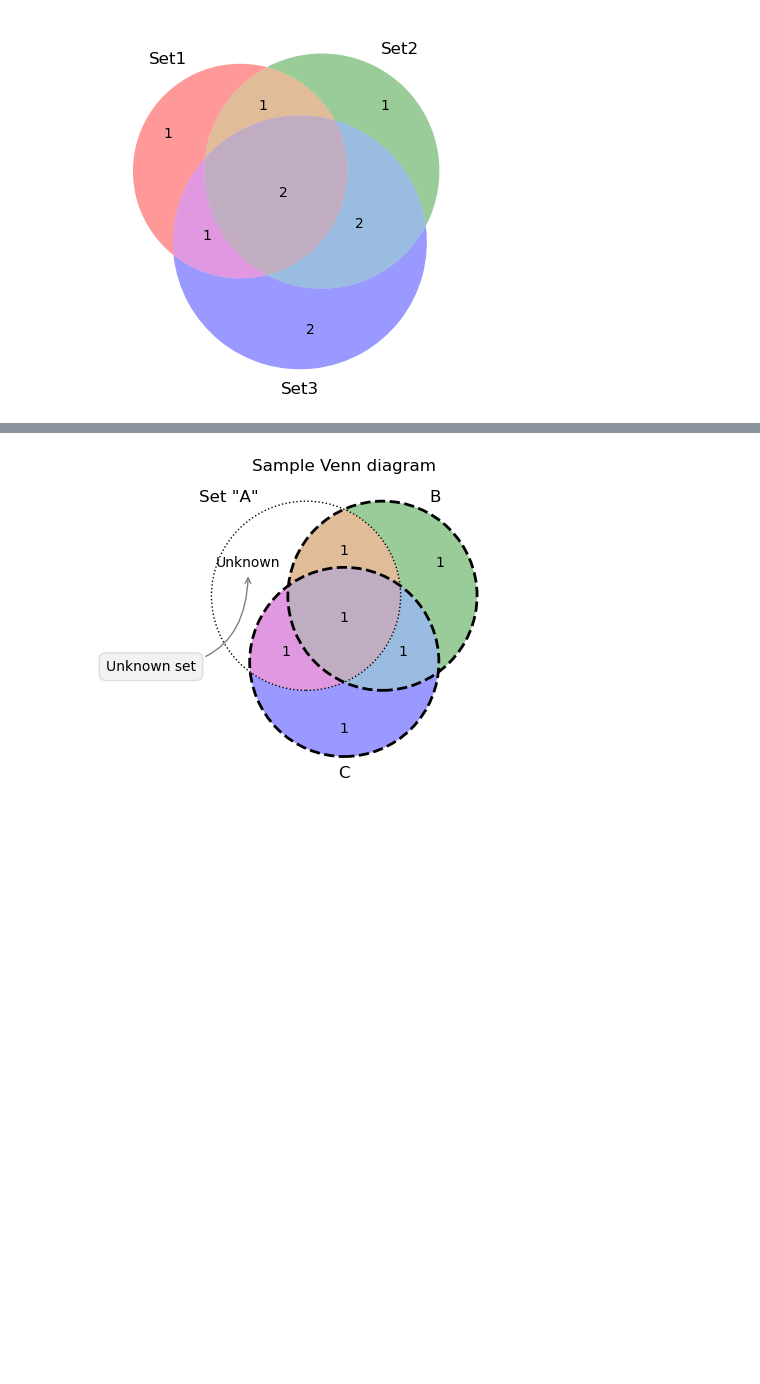
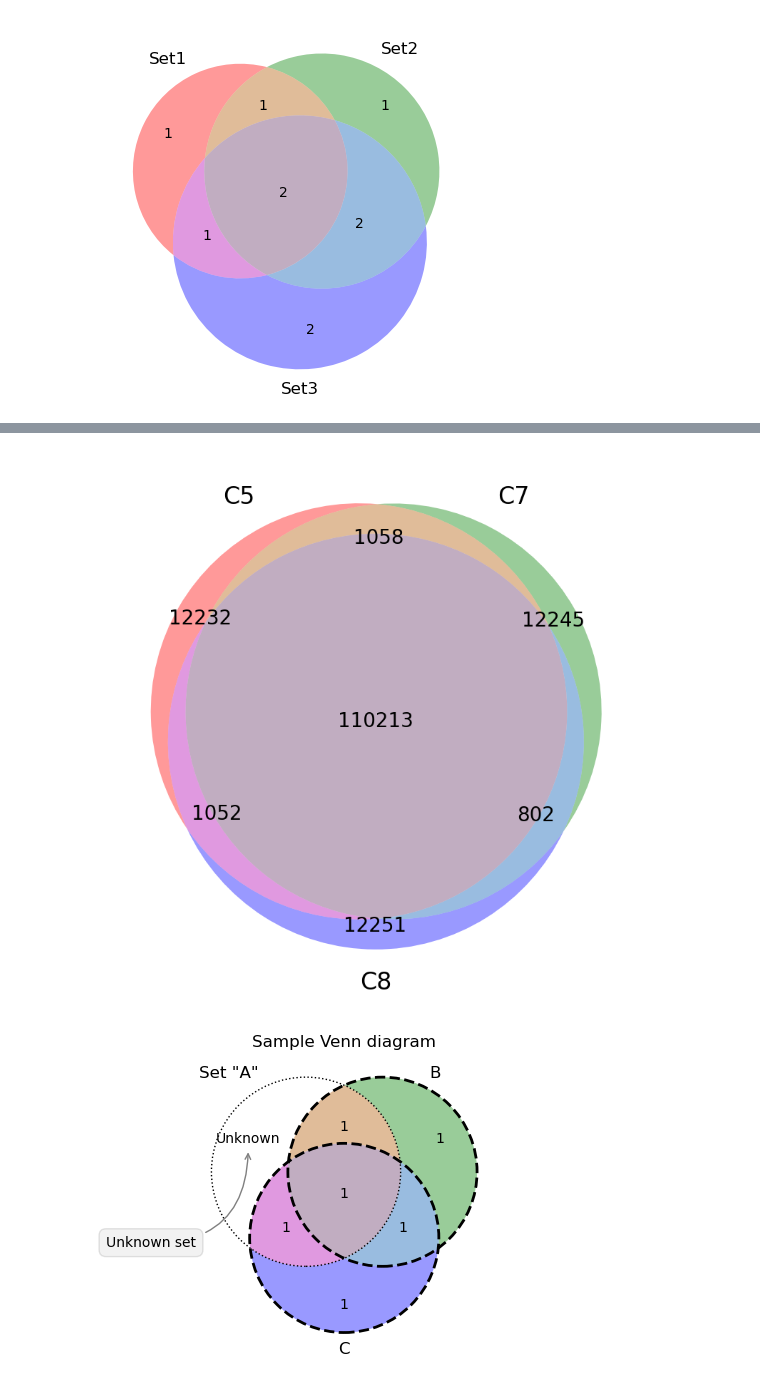
Before and after one commit to cautree/learning_bioinfo, a Jupyter notebook: nf_core_phase/further_analysis/vendiagram.ipynb, the cells around one changed output, grey strips where cells are left out. Drawn from its saved outputs; the diff is of its cells as text; code cells hidden in the pictures; blank space fills up the shorter version.

```diff
--- a/nf_core_phase/further_analysis/vendiagram.ipynb
+++ b/nf_core_phase/further_analysis/vendiagram.ipynb
@@ -31,3 +37,8 @@ venn3(subsets = (1, 1, 1, 2, 1, 2, 2), set_labels = ('Set1', 'Set2', 'Set3'))
+# %%
+venn3(subsets = (12232, 12245,1058, 12251, 1052, 802, 110213), set_labels = ('C5', 'C7', 'C8'))
+plt.savefig("NA24631.png")
+# %% [output]
+[figure, added]
 # %%
 from matplotlib import pyplot as plt
 import numpy as np
```
Also changed, not shown: parts of 1 cell of this notebook.
